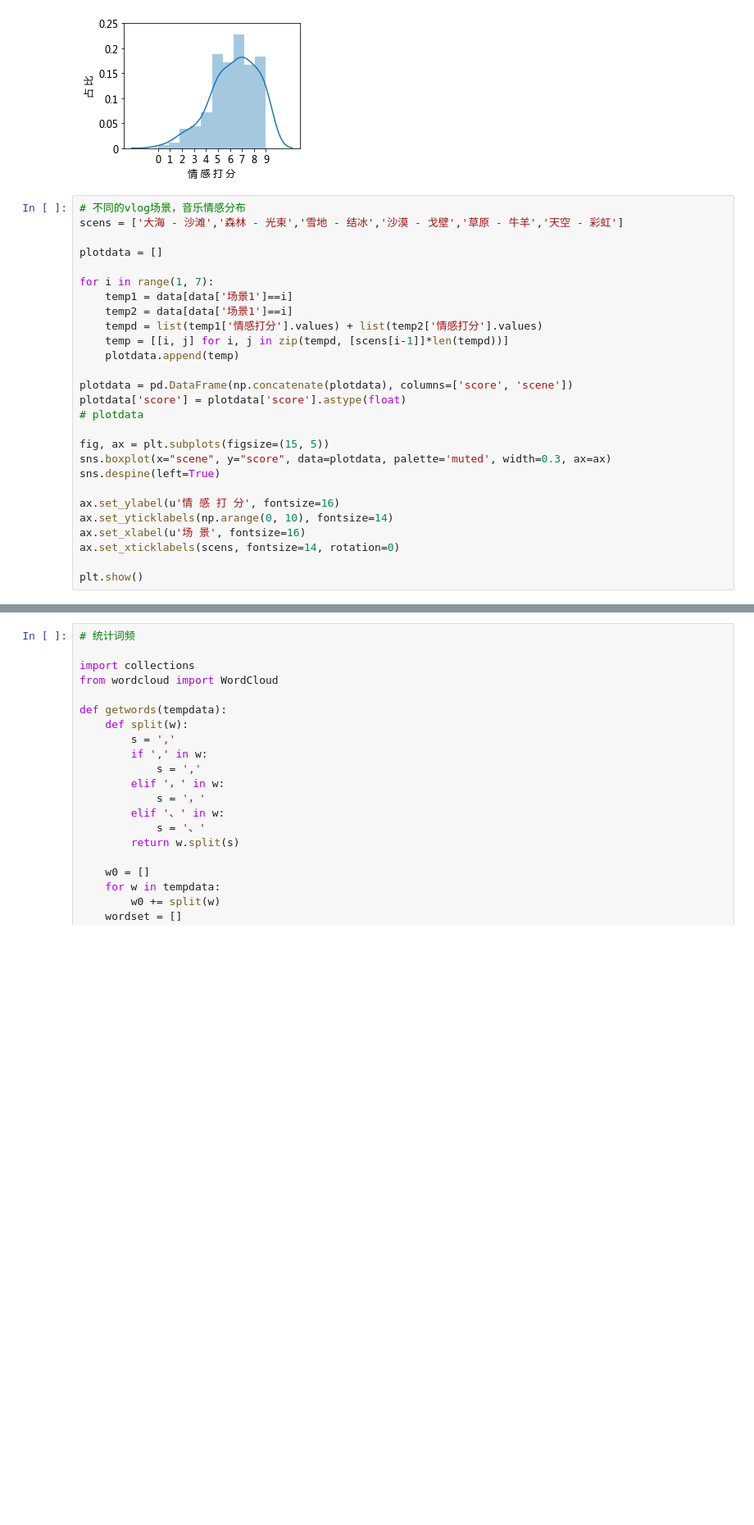
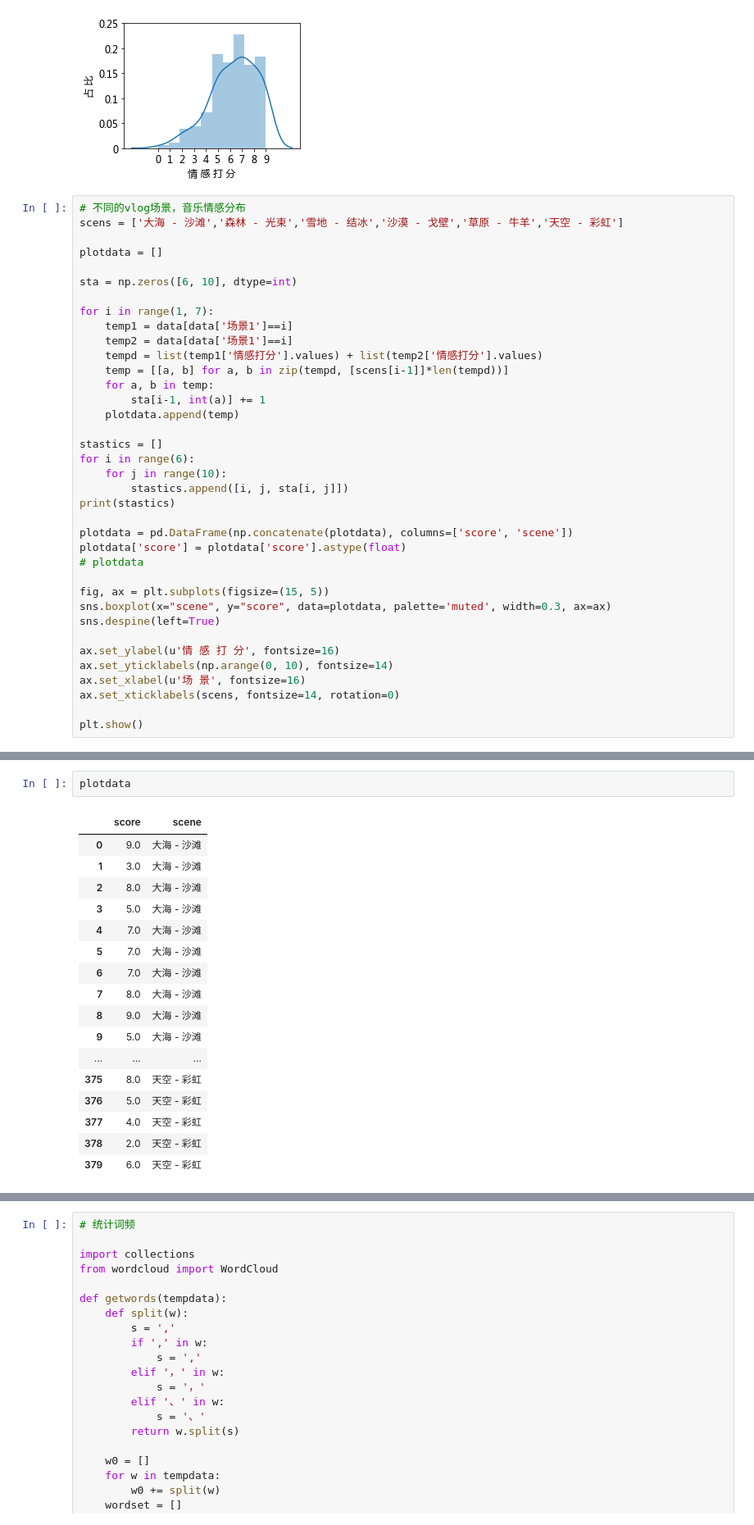
Before and after one commit to khalildogyy/music_structure, a Jupyter notebook: notebook/thesis.ipynb, the cells around one changed output, grey strips where cells are left out. Shown at 82% size. Saved outputs shown, nothing was run; the diff lists cells and outputs as text; blank space fills up the shorter version.

```diff
--- a/notebook/thesis.ipynb
+++ b/notebook/thesis.ipynb
@@ -101,12 +101,22 @@ scens = ['大海 - 沙滩','森林 - 光束','雪地 - 结冰','沙漠 - 戈壁'
 
 plotdata = []
 
+sta = np.zeros([6, 10], dtype=int)
+
 for i in range(1, 7):
     temp1 = data[data['场景1']==i]
     temp2 = data[data['场景1']==i]
     tempd = list(temp1['情感打分'].values) + list(temp2['情感打分'].values)
-    temp = [[i, j] for i, j in zip(tempd, [scens[i-1]]*len(tempd))]
+    temp = [[a, b] for a, b in zip(tempd, [scens[i-1]]*len(tempd))]
+    for a, b in temp:
+        sta[i-1, int(a)] += 1
     plotdata.append(temp)
+
+stastics = []
+for i in range(6):
+    for j in range(10):
+        stastics.append([i, j, sta[i, j]])
+print(stastics)
 
 plotdata = pd.DataFrame(np.concatenate(plotdata), columns=['score', 'scene'])
 plotdata['score'] = plotdata['score'].astype(float)
@@ -126 +137,21 @@ plt.show()
 [figure]
+# %%
+plotdata
+# %% [output]
+|  | score | scene |
+| 0 | 9.0 | 大海 - 沙滩 |
+| 1 | 3.0 | 大海 - 沙滩 |
+| 2 | 8.0 | 大海 - 沙滩 |
+| 3 | 5.0 | 大海 - 沙滩 |
+| 4 | 7.0 | 大海 - 沙滩 |
+| 5 | 7.0 | 大海 - 沙滩 |
+| 6 | 7.0 | 大海 - 沙滩 |
+| 7 | 8.0 | 大海 - 沙滩 |
+| 8 | 9.0 | 大海 - 沙滩 |
+| 9 | 5.0 | 大海 - 沙滩 |
+| ... | ... | ... |
+| 375 | 8.0 | 天空 - 彩虹 |
+| 376 | 5.0 | 天空 - 彩虹 |
+| 377 | 4.0 | 天空 - 彩虹 |
+| 378 | 2.0 | 天空 - 彩虹 |
+| 379 | 6.0 | 天空 - 彩虹 |
```
Also changed, not shown: parts of 2 cells of this notebook.
